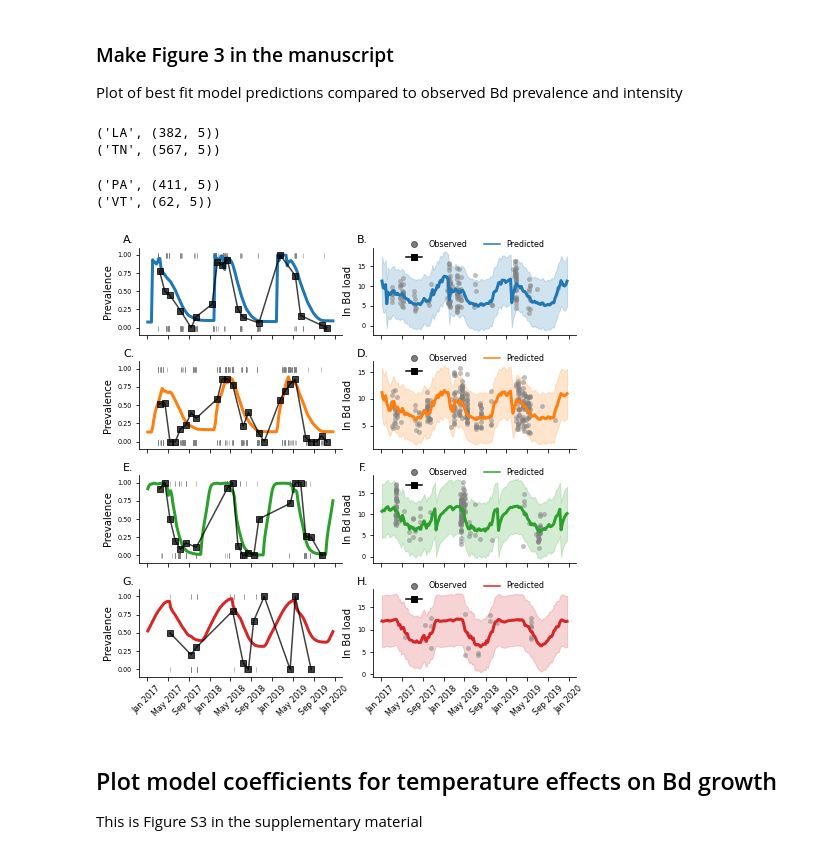
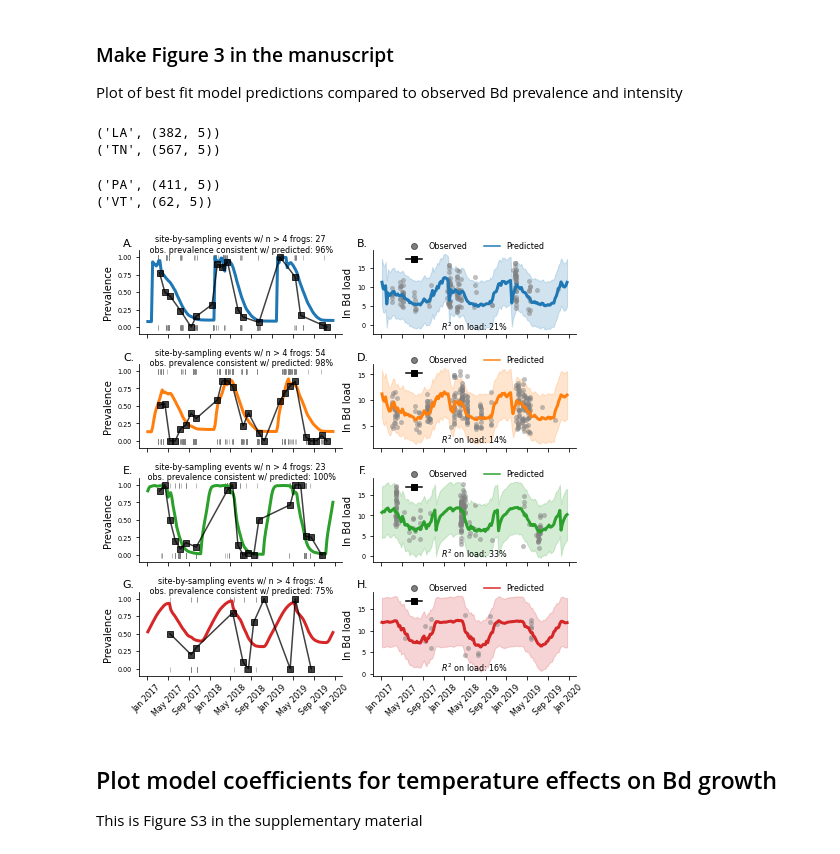
Before and after one commit to mqwilber/bd_seasonality, a Jupyter notebook: code/model_analysis.ipynb, the cells around one changed output. Saved outputs shown, nothing was run; the diff lists cells and outputs as text; code cells hidden in the pictures.

Commit message:
Updated plots, added goodness of fit tests

```diff
--- a/code/model_analysis.ipynb
+++ b/code/model_analysis.ipynb
@@ -335,10 +339,13 @@ dod_spp_mods = [('LA', ['LISP'], 'both_model', "loss_load_", "ext_beta_prior_",
                 ('PA', ['LIPI'], 'a_temp', "loss_load_", "ext_beta_prior_", 10),
                 ('VT', ['LIPI'], 'a_temp', "loss_load_", "ext_beta_prior_", 10)]
 
+# Goodness of fit metrics calculated in goodness_of_fit.py
+rsq_values = {'VT': 0.16, 'PA': 0.33,'TN': 0.14,'LA': 0.21}
+percent_pvals = {'VT': (0.25, 4), 'PA': (0.0, 23),'TN': (0.02, 54), 'LA': (0.04, 27)}
+
 fig, axes = plt.subplots(len(dod_spp_mods), 2, figsize=(7, 7), sharex=True)
 axes = axes.ravel()
 lw = 3
-
 
 for f, (dod, spps, model, loss_load, beta_prior, K) in enumerate(dod_spp_mods):
 
@@ -386,7 +393,7 @@ for f, (dod, spps, model, loss_load, beta_prior, K) in enumerate(dod_spp_mods):
 
     # Load the empirical data
     exclude = None #[('LA', pd.datetime(2017, 6, 1), [1, 2])]
-    fulldat = mcmc.load_and_format_data("/Users/mqwilber/Repos/serdp_modeling/data/field_data/leopard_frog_data_June2021.csv",
+    fulldat = mcmc.load_and_format_data("../data/leopard_frog_data.csv",
                                          exclude=exclude)
     site_level_params = yaml.safe_load(open("model_params/{0}_params/{0}_site_level_params.yml".format(dod, "r")))
     dod_dat = fulldat[(fulldat.DOD_location == dod) &
@@ -436,9 +443,13 @@ for f, (dod, spps, model, loss_load, beta_prior, K) in enumerate(dod_spp_mods):
         ax0.plot(prev.date, prev.Bd_pos, '-s', color="black", alpha=0.75)
 
     ax1.set_ylabel("ln Bd load", size=10)
+    ax1.text(0.5, 0.05, "$R^2$ on load: {0:.0f}%".format(rsq_values[dod]*100),
+             size=8, ha='center', transform=ax1.transAxes)
 
     ax0.set_ylim(-0.1, 1.1)
     ax0.set_ylabel("Prevalence", size=10)
+    ax0.text(0.5, 0.98, "site-by-sampling events w/ n > 4 frogs: {1}\n obs. prevalence consistent w/ predicted: {0:.0f}%".format((1 - percent_pvals[dod][0])*100, percent_pvals[dod][1]),
+             size=8, ha='center', transform=ax0.transAxes)
 
     if ax1.is_last_row():
         ax1.tick_params(axis='x', rotation=45, labelsize=8)
@@ -451,34 +462,34 @@ for f, (dod, spps, model, loss_load, beta_prior, K) in enumerate(dod_spp_mods):
 letters = string.ascii_uppercase
 for i, ax in enumerate(axes):
     ax.spines['top'].set_visible(False)
     ax.spines['right'].set_visible(False)
     ax.tick_params(axis='y', labelsize=6.5)
     ax.text(-0.05, 1.05, letters[i] + ".", size=11, ha='center', transform=ax.transAxes)
 
 # Make legends
 
 count = 0
 for i, ax in enumerate(axes):
 
     if ax.is_last_col():
         col = sns.color_palette()[count]
         l1  = plt.Line2D([1], [1], linestyle='-', marker="", color=col, label="Predicted")
         l2 = plt.Line2D([1], [1], linestyle='-', marker='s', color="black", label="")
         l3 = plt.Line2D([1], [1], linestyle='', marker='o', color="black", alpha=0.5, label="Observed")
         handles = [l3, l2, l1]
         ax.legend(handles=handles, loc=(0.15, 0.8), ncol=2, prop={'size': 8}, frameon=False)
         count += 1
 
 
 plt.tight_layout()
 plt.subplots_adjust(wspace=0.15)
 #plt.savefig("../results/plots/obs_pred_traj.pdf", bbox_inches="tight")
 # %% [output]
 ('LA', (382, 5))
 ('TN', (567, 5))
 ('PA', (411, 5))
 ('VT', (62, 5))
-[figure, old version]
+[figure, new version]
 # %% [markdown]
 ## Plot model coefficients for temperature effects on Bd growth
 
```
Also changed, not shown: parts of 9 cells of this notebook, 4 other files.
